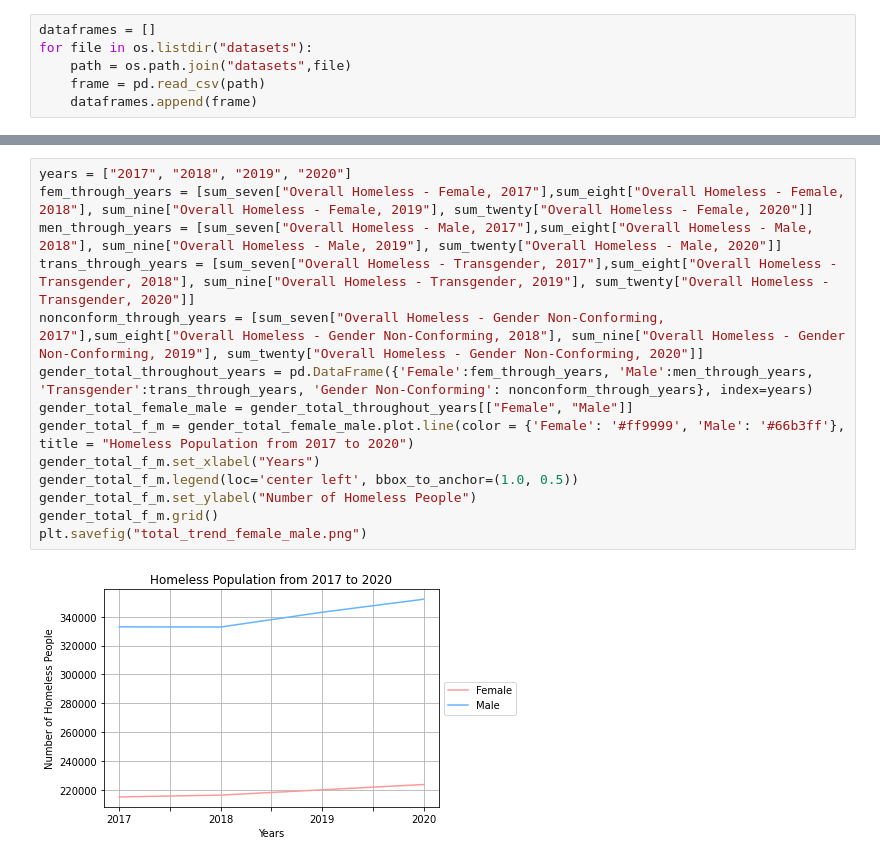
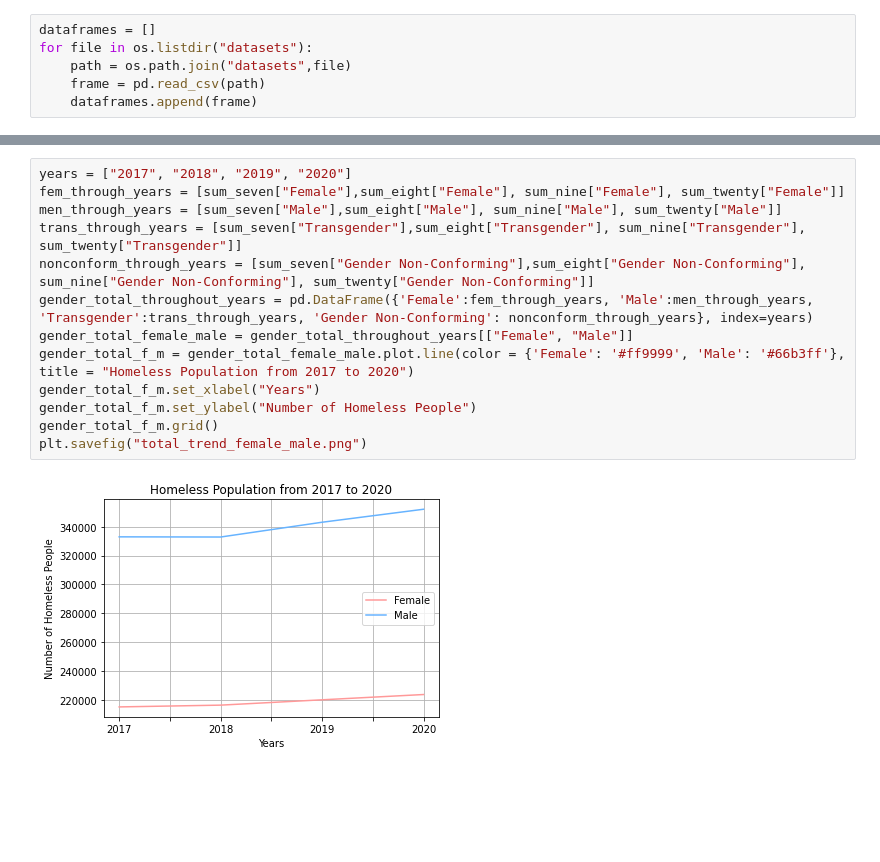
Before and after one commit to esther2897/project_one, a Jupyter notebook: Analysis_Gender.ipynb, the cells around one changed output, grey strips where cells are left out. Drawn from its saved outputs; the diff is of its cells as text; blank space fills up the shorter version.

```diff
--- a/Analysis_Gender.ipynb
+++ b/Analysis_Gender.ipynb
@@ -83,18 +83,17 @@ plt.savefig("gender_trends_by_state_2020.png")
 # %%
 years = ["2017", "2018", "2019", "2020"]
-fem_through_years = [sum_seven["Overall Homeless - Female, 2017"],sum_eight["Overall Homeless - Female, 2018"], sum_nine["Overall Homeless - Female, 2019"], sum_twenty["Overall Homeless - Female, 2020"]]
-men_through_years = [sum_seven["Overall Homeless - Male, 2017"],sum_eight["Overall Homeless - Male, 2018"], sum_nine["Overall Homeless - Male, 2019"], sum_twenty["Overall Homeless - Male, 2020"]]
-trans_through_years = [sum_seven["Overall Homeless - Transgender, 2017"],sum_eight["Overall Homeless - Transgender, 2018"], sum_nine["Overall Homeless - Transgender, 2019"], sum_twenty["Overall Homeless - Transgender, 2020"]]
-nonconform_through_years = [sum_seven["Overall Homeless - Gender Non-Conforming, 2017"],sum_eight["Overall Homeless - Gender Non-Conforming, 2018"], sum_nine["Overall Homeless - Gender Non-Conforming, 2019"], sum_twenty["Overall Homeless - Gender Non-Conforming, 2020"]]
+fem_through_years = [sum_seven["Female"],sum_eight["Female"], sum_nine["Female"], sum_twenty["Female"]]
+men_through_years = [sum_seven["Male"],sum_eight["Male"], sum_nine["Male"], sum_twenty["Male"]]
+trans_through_years = [sum_seven["Transgender"],sum_eight["Transgender"], sum_nine["Transgender"], sum_twenty["Transgender"]]
+nonconform_through_years = [sum_seven["Gender Non-Conforming"],sum_eight["Gender Non-Conforming"], sum_nine["Gender Non-Conforming"], sum_twenty["Gender Non-Conforming"]]
 gender_total_throughout_years = pd.DataFrame({'Female':fem_through_years, 'Male':men_through_years, 'Transgender':trans_through_years, 'Gender Non-Conforming': nonconform_through_years}, index=years)
 gender_total_female_male = gender_total_throughout_years[["Female", "Male"]]
 gender_total_f_m = gender_total_female_male.plot.line(color = {'Female': '#ff9999', 'Male': '#66b3ff'}, title = "Homeless Population from 2017 to 2020")
 gender_total_f_m.set_xlabel("Years")
-gender_total_f_m.legend(loc='center left', bbox_to_anchor=(1.0, 0.5))
 gender_total_f_m.set_ylabel("Number of Homeless People")
 gender_total_f_m.grid()
 plt.savefig("total_trend_female_male.png")
 # %% [output]
-[figure, old version]
+[figure, new version]
 # %%
 gender_total_trans_non = gender_total_throughout_years[["Transgender", "Gender Non-Conforming"]]
```
Also changed, not shown: parts of 6 cells of this notebook, 7 other files.
